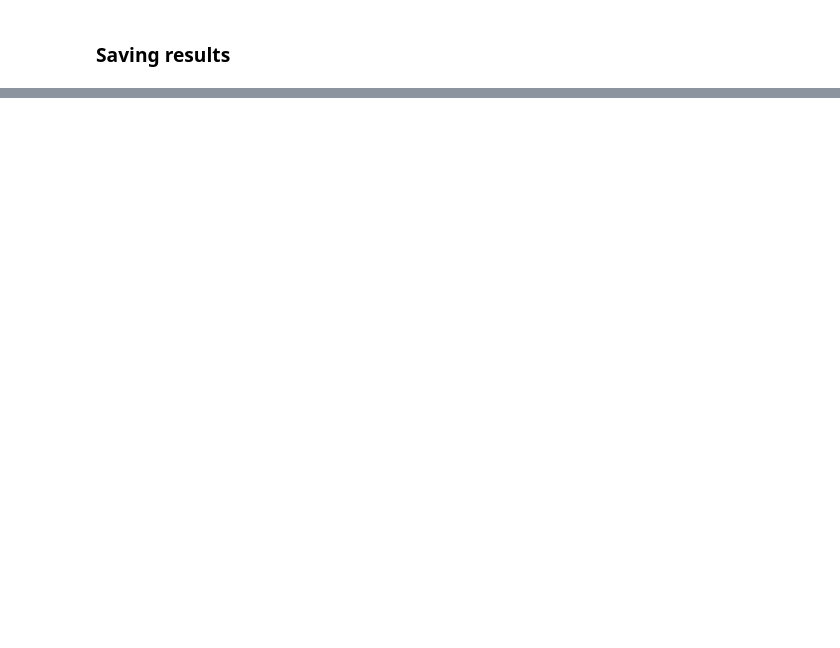
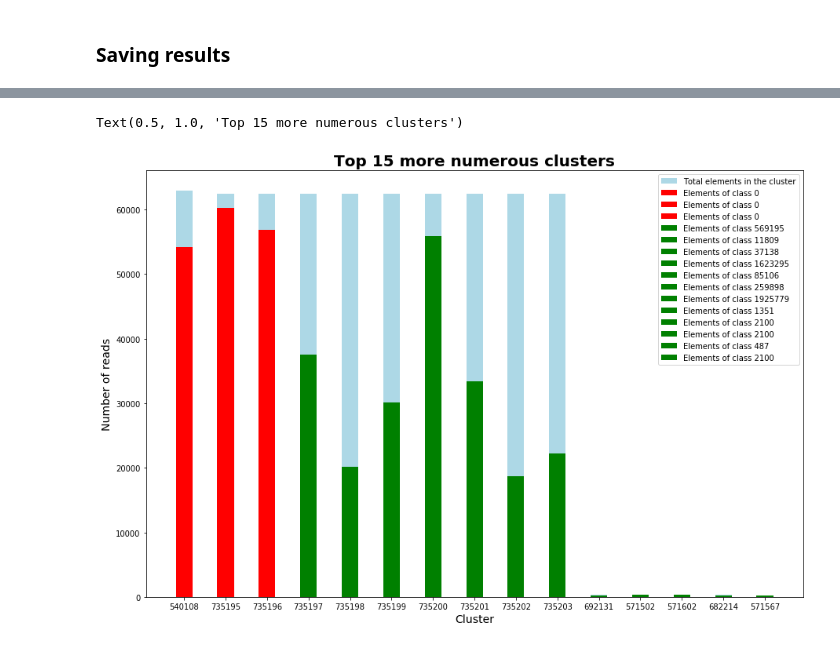
Before and after one commit to leonardoagg/Bioinformatics-Project, a Jupyter notebook: notorderedassumption-Copy1.ipynb, the cells around one changed output, grey strips where cells are left out. Saved outputs shown, nothing was run; the diff lists cells and outputs as text; code cells hidden in the pictures; blank space fills up the shorter version.

```diff
--- a/notorderedassumption-Copy1.ipynb
+++ b/notorderedassumption-Copy1.ipynb
@@ -369,0 +391,27 @@ Done
+# %%
+top = 15
+
+# more numerous clusters
+
+#number of total read in the cluster
+topTotalMax = [0]*top
+#higher number of equal element in the cluster
+topEqualMax = [0]*top
+#class of the higher number of equal element
+topClusterMax = ['0']*top
+topI = [0]*top
+
+for i in range(len(max_label_per_cluster_list)):
+    for j in range(len(topTotalMax)):
+        if topTotalMax[j] < max_label_per_cluster_list[i][2]:
+            topTotalMax[j] = max_label_per_cluster_list[i][2]
+            topEqualMax[j] = max_label_per_cluster_list[i][1]
+            topClusterMax[j] = max_label_per_cluster_list[i][0]
+            topI[j] = str(i)
+            break
+
+
+print(topI)
+print(topClusterMax)
+print(topEqualMax)
+print(topTotalMax)
@@ -369,0 +423,21 @@ Done
+# %%
+plt.figure(figsize=(15,10))
+
+width = 0.4
+
+plt.bar(topI,topTotalMax,width=width,color='lightblue',label='Total elements in the cluster')
+for i in range(len(topClusterMax)):
+    name = 'Elements of class ' + str(topClusterMax[i])
+    if topClusterMax[i] == '0':
+        plt.bar(topI[i],topEqualMax[i],width=width,alpha=1,color='red',label=name)
+    else:
+        plt.bar(topI[i],topEqualMax[i],width=width,alpha=1,color='green',label=name)
+
+plt.xlabel('Cluster',fontsize=14)
+plt.ylabel('Number of reads',fontsize=14)
+#plt.xticks([topClusterMax[i] for i in range(len(topClusterMax))])
+plt.legend(loc='upper right')
+plt.title('Top ' + str(top) + ' more numerous clusters',fontweight='bold',fontsize=20)
+# %% [output]
+Text(0.5, 1.0, 'Top 15 more numerous clusters')
+[figure, added]
```
Also changed, not shown: parts of 6 cells of this notebook.
